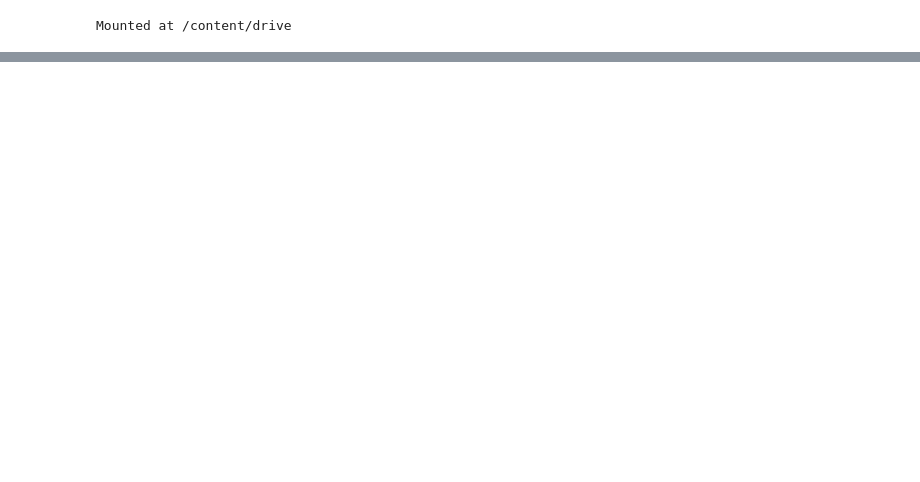
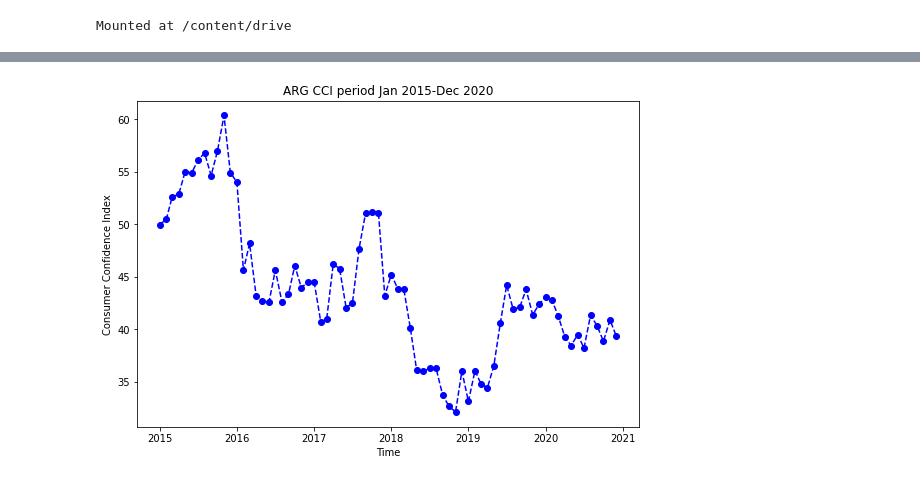
Before and after one commit to natmonge/UCDPA_NataliaMongelos, a Jupyter notebook: Data_Analytics_Project.ipynb, the cells around one changed output, grey strips where cells are left out. Drawn from its saved outputs; the diff is of its cells as text; code cells hidden in the pictures; blank space fills up the shorter version.

```diff
--- a/Data_Analytics_Project.ipynb
+++ b/Data_Analytics_Project.ipynb
@@ -81,0 +90,5 @@ print (CCI_OECD)
+# %%
+# CONCATENATE VERTICALLY CCI_ARG DATAFRAME to the CCI_OECD DATAFRAME AND ONLY GET MATCHING COLUMNS
+ALL_CCI= pd.concat([CCI_OECD, CCI_ARG], ignore_index = True, join='inner')
+
+print (ALL_CCI)
@@ -81,0 +113,6 @@ print (CCI_OECD)
+# %%
+# CONFIRM IF THERE ARE DUPLICATES.
+ALL_CCI.info()
+
+ALL_CCI.drop_duplicates(inplace=True)
+ALL_CCI.shape
@@ -81,0 +131,6 @@ print (CCI_OECD)
+# %%
+# CLEAN TIME COLUMN
+
+ALL_CCI['TIME'] = pd.to_datetime(ALL_CCI['TIME'])
+
+print(ALL_CCI)
@@ -81,0 +155,10 @@ print (CCI_OECD)
+# %%
+#splitting the table by LOCATION and setting a time range using query on multiple conditions. SET INDEX TO TIME
+ARG_CCI = ALL_CCI.query('LOCATION=="ARG" and TIME <"2020-12-31"')
+ARG_CCI.set_index('TIME', inplace=True)
+print(ARG_CCI)
+
+
+USA_CCI = ALL_CCI.query('LOCATION=="USA" and TIME < "2020-12-31"')
+USA_CCI.set_index('TIME', inplace=True)
+print(USA_CCI)
@@ -81,0 +183,13 @@ print (CCI_OECD)
+# %%
+plt.rcParams['figure.figsize'] = (9, 6)
+
+fig, ax=plt.subplots()
+
+ax.plot(ARG_CCI.index, ARG_CCI["Value"], marker="o", linestyle="--", color="b")
+ax.set_xlabel("Time")
+ax.set_ylabel("Consumer Confidence Index")
+ax.set_title ("ARG CCI period Jan 2015-Dec 2020")
+
+plt.show()
+# %% [output]
+[figure, added]
```
Also changed, not shown: parts of 22 cells of this notebook.
